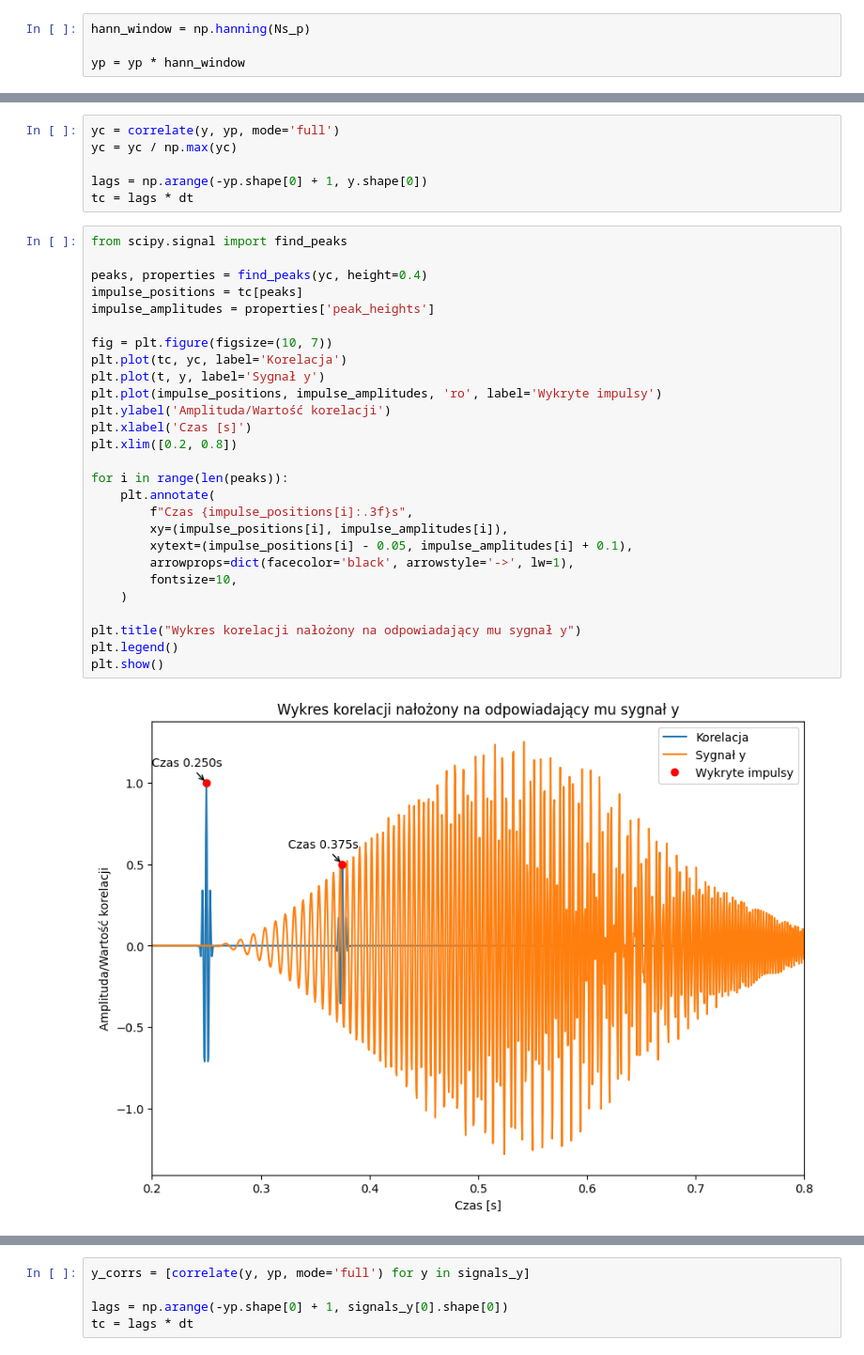
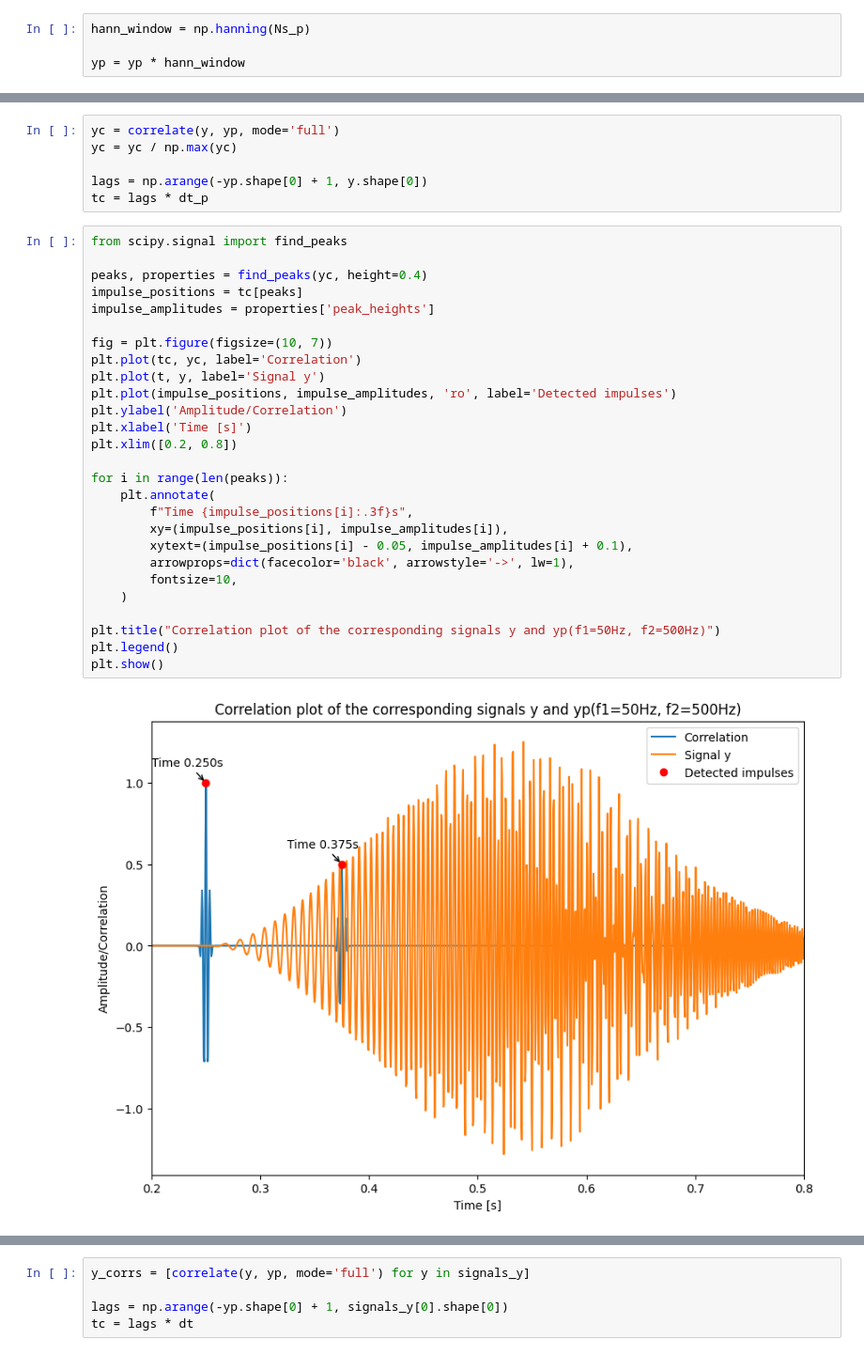
Before and after one commit to MikolajRusin/signal-modeling-and-identification, a Jupyter notebook: Lab_2/lab_2_1.ipynb, the cells around one changed output, grey strips where cells are left out. Shown: that part at 94% size. Saved outputs shown, nothing was run; the diff lists cells and outputs as text.

```diff
--- a/Lab_2/lab_2_1.ipynb
+++ b/Lab_2/lab_2_1.ipynb
@@ -541,33 +545,33 @@ yc = correlate(y, yp, mode='full')
 yc = yc / np.max(yc)
 
 lags = np.arange(-yp.shape[0] + 1, y.shape[0])
-tc = lags * dt
+tc = lags * dt_p
 # %%
 from scipy.signal import find_peaks
 
 peaks, properties = find_peaks(yc, height=0.4)
 impulse_positions = tc[peaks]
 impulse_amplitudes = properties['peak_heights']
 
 fig = plt.figure(figsize=(10, 7))
-plt.plot(tc, yc, label='Korelacja')
-plt.plot(t, y, label='Sygnał y')
-plt.plot(impulse_positions, impulse_amplitudes, 'ro', label='Wykryte impulsy')
-plt.ylabel('Amplituda/Wartość korelacji')
-plt.xlabel('Czas [s]')
+plt.plot(tc, yc, label='Correlation')
+plt.plot(t, y, label='Signal y')
+plt.plot(impulse_positions, impulse_amplitudes, 'ro', label='Detected impulses')
+plt.ylabel('Amplitude/Correlation')
+plt.xlabel('Time [s]')
 plt.xlim([0.2, 0.8])
 
 for i in range(len(peaks)):
     plt.annotate(
-        f"Czas {impulse_positions[i]:.3f}s",
+        f"Time {impulse_positions[i]:.3f}s",
         xy=(impulse_positions[i], impulse_amplitudes[i]),
         xytext=(impulse_positions[i] - 0.05, impulse_amplitudes[i] + 0.1),
         arrowprops=dict(facecolor='black', arrowstyle='->', lw=1),
         fontsize=10,
     )
 
-plt.title("Wykres korelacji nałożony na odpowiadający mu sygnał y")
+plt.title("Correlation plot of the corresponding signals y and yp(f1=50Hz, f2=500Hz)")
 plt.legend()
 plt.show()
 # %% [output]
-[figure, old version]
+[figure, new version]
```
Also changed, not shown: parts of 22 cells of this notebook, 1 other file.
